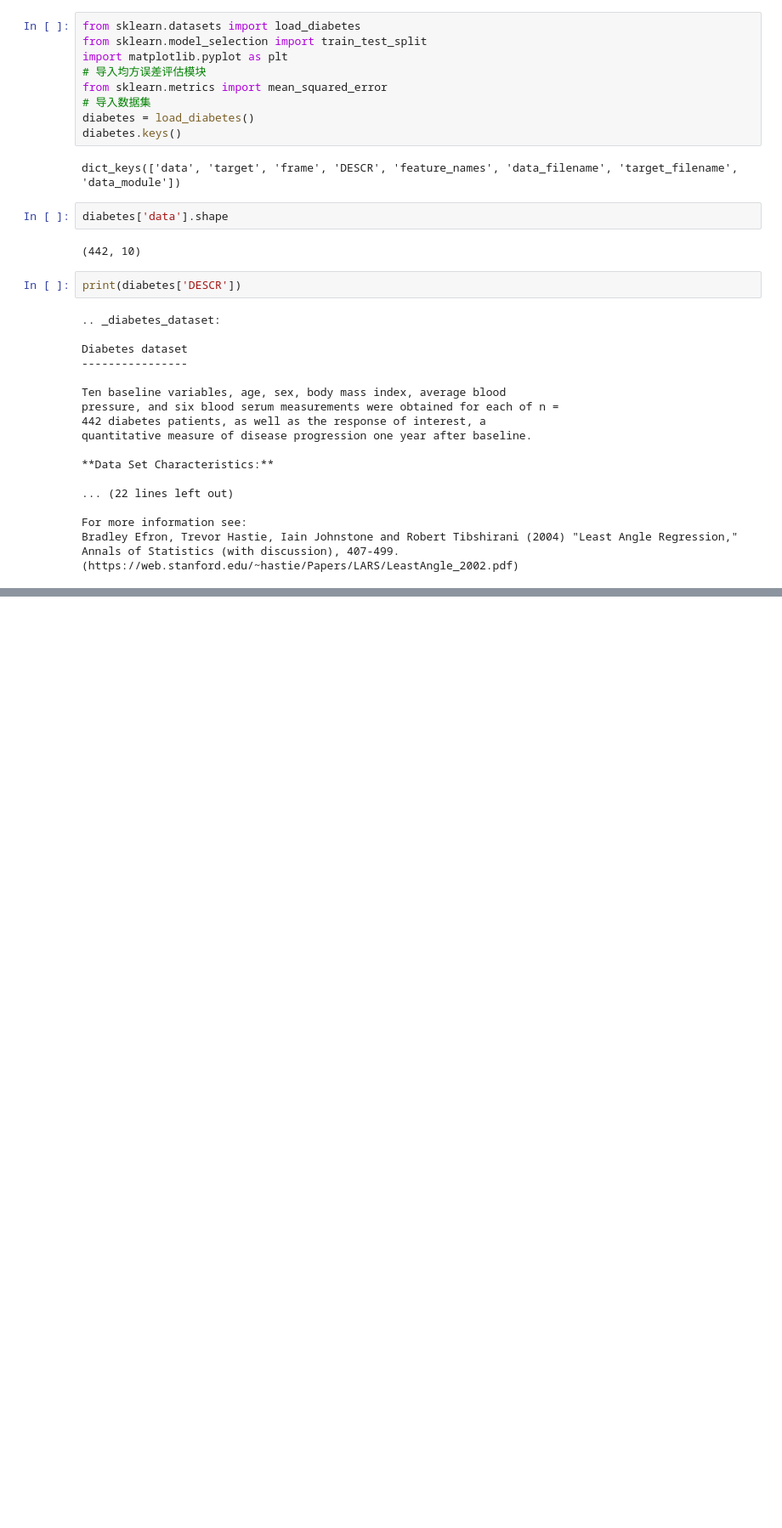
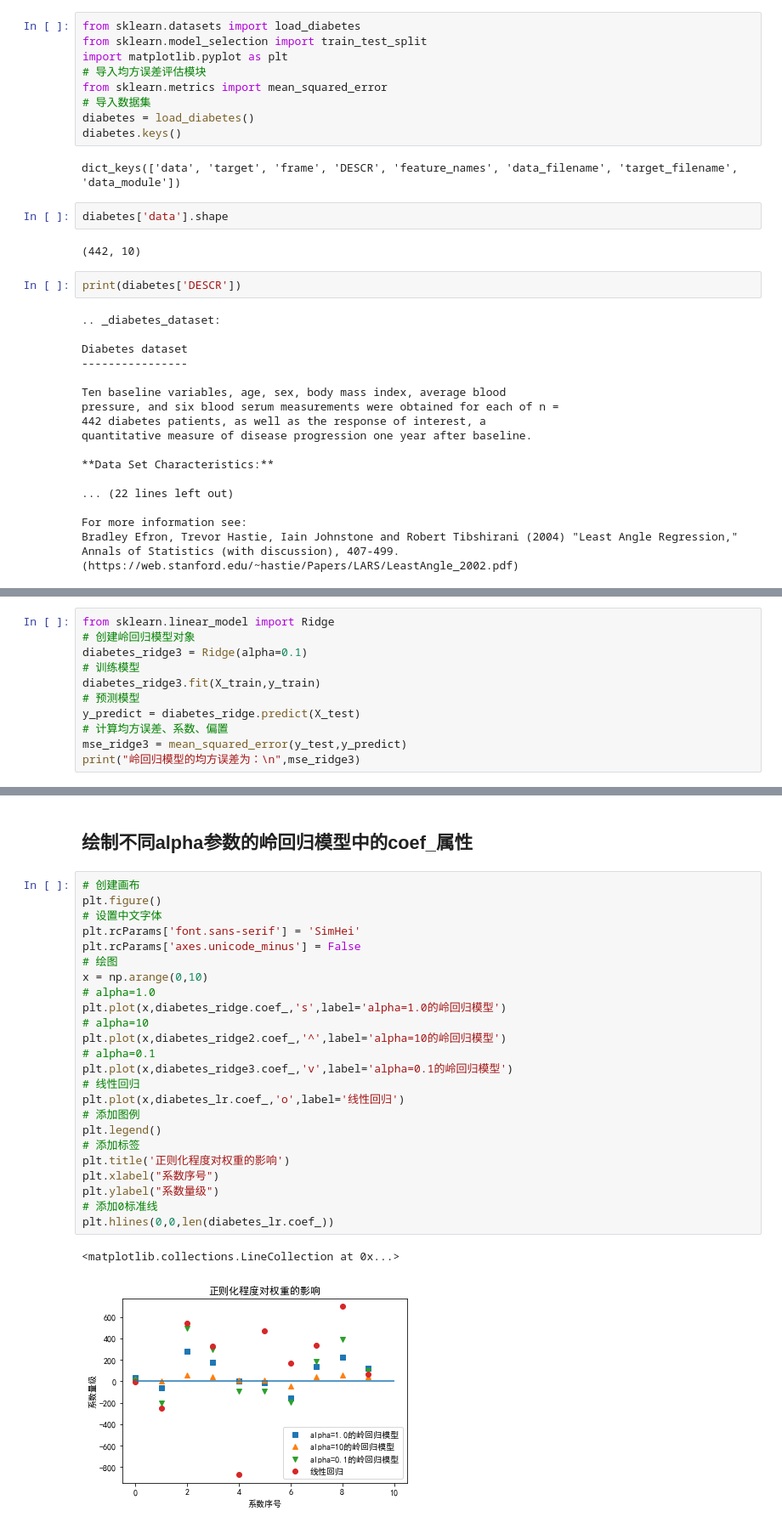
Before and after one commit to sadxdh/pythonMachineLearning, a Jupyter notebook: 4.基于线性回归算法的预测模型.ipynb, the cells around one changed output, grey strips where cells are left out. Shown at 85% size. Drawn from its saved outputs; the diff is of its cells as text; blank space fills up the shorter version.

```diff
--- a/4.基于线性回归算法的预测模型.ipynb
+++ b/4.基于线性回归算法的预测模型.ipynb
@@ -247,0 +363,11 @@ Bradley Efron, Trevor Hastie, Iain Johnstone and Robert Tibshirani (2004) "Least
+# %%
+from sklearn.linear_model import Ridge
+# 创建岭回归模型对象
+diabetes_ridge3 = Ridge(alpha=0.1)
+# 训练模型
+diabetes_ridge3.fit(X_train,y_train)
+# 预测模型
+y_predict = diabetes_ridge.predict(X_test)
+# 计算均方误差、系数、偏置
+mse_ridge3 = mean_squared_error(y_test,y_predict)
+print("岭回归模型的均方误差为：\n",mse_ridge3)
@@ -247,0 +391,29 @@ Bradley Efron, Trevor Hastie, Iain Johnstone and Robert Tibshirani (2004) "Least
+# %% [markdown]
+## 绘制不同alpha参数的岭回归模型中的coef_属性
+# %%
+# 创建画布
+plt.figure()
+# 设置中文字体
+plt.rcParams['font.sans-serif'] = 'SimHei'
+plt.rcParams['axes.unicode_minus'] = False
+# 绘图
+x = np.arange(0,10)
+# alpha=1.0
+plt.plot(x,diabetes_ridge.coef_,'s',label='alpha=1.0的岭回归模型')
+# alpha=10
+plt.plot(x,diabetes_ridge2.coef_,'^',label='alpha=10的岭回归模型')
+# alpha=0.1
+plt.plot(x,diabetes_ridge3.coef_,'v',label='alpha=0.1的岭回归模型')
+# 线性回归
+plt.plot(x,diabetes_lr.coef_,'o',label='线性回归')
+# 添加图例
+plt.legend()
+# 添加标签
+plt.title('正则化程度对权重的影响')
+plt.xlabel("系数序号")
+plt.ylabel("系数量级")
+# 添加0标准线
+plt.hlines(0,0,len(diabetes_lr.coef_))
+# %% [output]
+<matplotlib.collections.LineCollection at 0x...>
+[figure, added]
```
Also changed, not shown: parts of 27 cells of this notebook, 1 other file.
